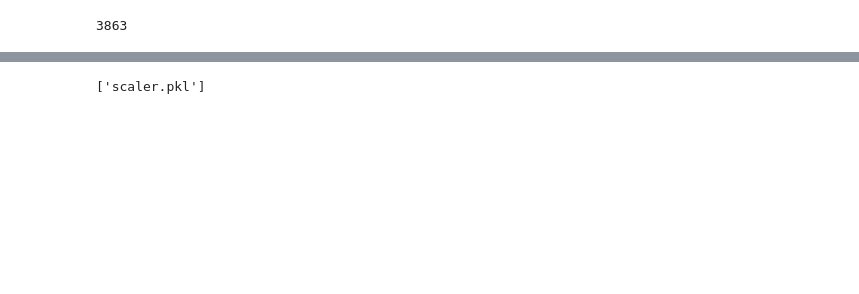
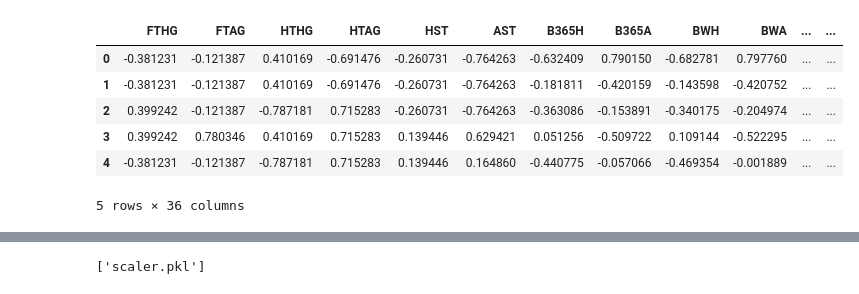
Before and after one commit to GannaSaad/machine-intelligence-project, a Jupyter notebook: SVM.ipynb, the cells around one changed output, grey strips where cells are left out. Saved outputs shown, nothing was run; the diff lists cells and outputs as text; code cells hidden in the pictures; blank space fills up the shorter version.

```diff
--- a/SVM.ipynb
+++ b/SVM.ipynb
@@ -5,9 +5,15 @@ from sklearn.model_selection import train_test_split
 import utils
 # %%
 df = pd.read_csv("combined_data_clean.csv")
-df.shape[0]
+df.head()
 # %% [output]
+|  | FTHG | FTAG | HTHG | HTAG | HST | AST | B365H | B365A | BWH | BWA | ... | ... |
+| 0 | -0.381231 | -0.121387 | 0.410169 | -0.691476 | -0.260731 | -0.764263 | -0.632409 | 0.790150 | -0.682781 | 0.797760 | ... | ... |
+| 1 | -0.381231 | -0.121387 | 0.410169 | -0.691476 | -0.260731 | -0.764263 | -0.181811 | -0.420159 | -0.143598 | -0.420752 | ... | ... |
+| 2 | 0.399242 | -0.121387 | -0.787181 | 0.715283 | -0.260731 | -0.764263 | -0.363086 | -0.153891 | -0.340175 | -0.204974 | ... | ... |
+| 3 | 0.399242 | 0.780346 | 0.410169 | 0.715283 | 0.139446 | 0.629421 | 0.051256 | -0.509722 | 0.109144 | -0.522295 | ... | ... |
+| 4 | -0.381231 | -0.121387 | -0.787181 | 0.715283 | 0.139446 | 0.164860 | -0.440775 | -0.057066 | -0.469354 | -0.001889 | ... | ... |
-3863
+5 rows × 36 columns
 # %%
 df.columns
 # %% [output]
```
Also changed, not shown: parts of 14 cells of this notebook, 8 other files.
